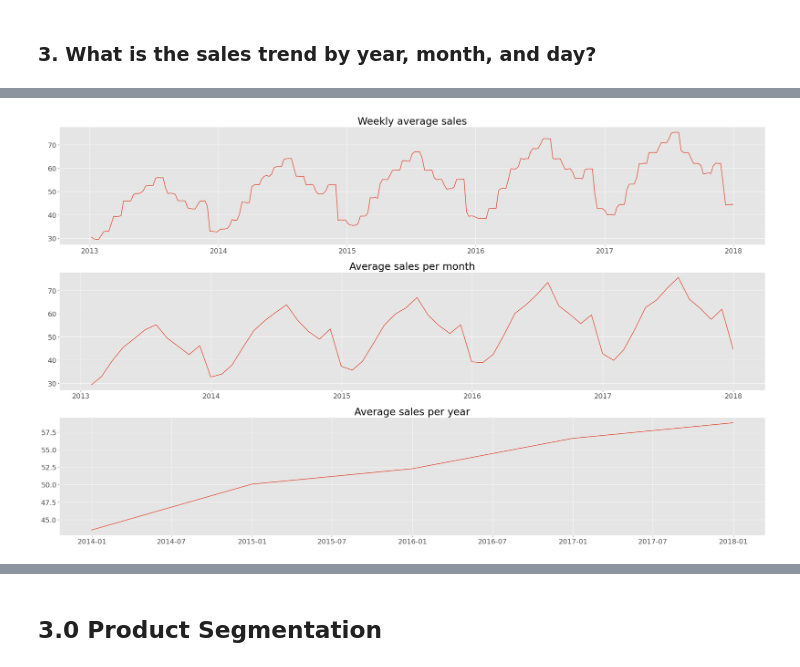
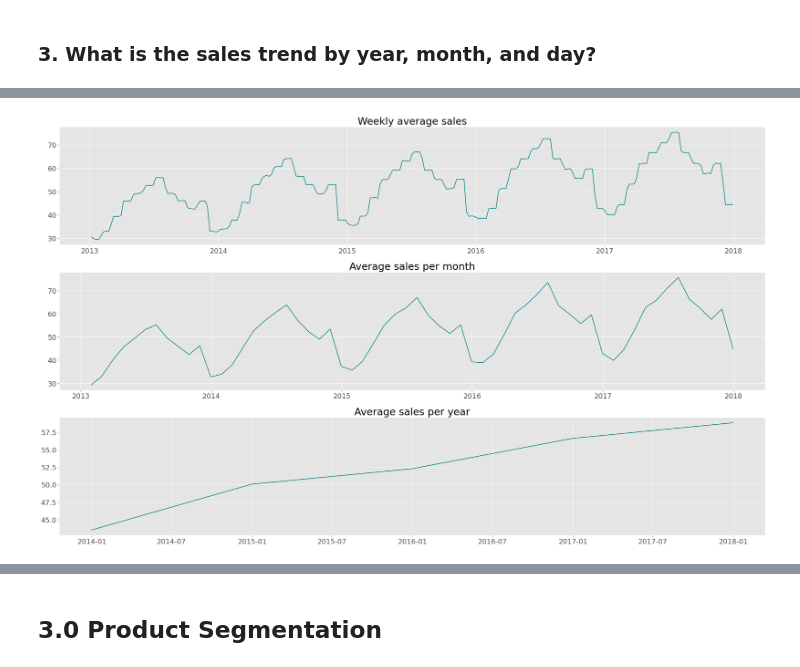
Before and after one commit to BrenoTeixeira/demand_analysis, a Jupyter notebook: notebooks/inventory_magement.ipynb, the cells around one changed output, grey strips where cells are left out. Drawn from its saved outputs; the diff is of its cells as text; code cells hidden in the pictures.

```diff
--- a/notebooks/inventory_magement.ipynb
+++ b/notebooks/inventory_magement.ipynb
@@ -332,14 +388,14 @@ plt.title('Monthly Sales per Year');
 # %%
 _, axis = plt.subplots(nrows=3, ncols=1, figsize=(25, 15))
 
-axis[0].plot(df_series.resample('w').mean())
+axis[0].plot(df_series.resample('w').mean(), color='teal')
 axis[0].set_title('Weekly average sales')
 
-axis[1].plot(df_series.resample('m').mean())
+axis[1].plot(df_series.resample('m').mean(), color='teal')
 axis[1].set_title('Average sales per month')
 
-axis[2].plot(df_series.resample('a').mean())
+axis[2].plot(df_series.resample('a').mean(), color='teal')
 axis[2].set_title('Average sales per year')
 plt.tight_layout()
 # %% [output]
-[figure, old version]
+[figure, new version]
```
Also changed, not shown: parts of 19 cells of this notebook, 1 other file.
